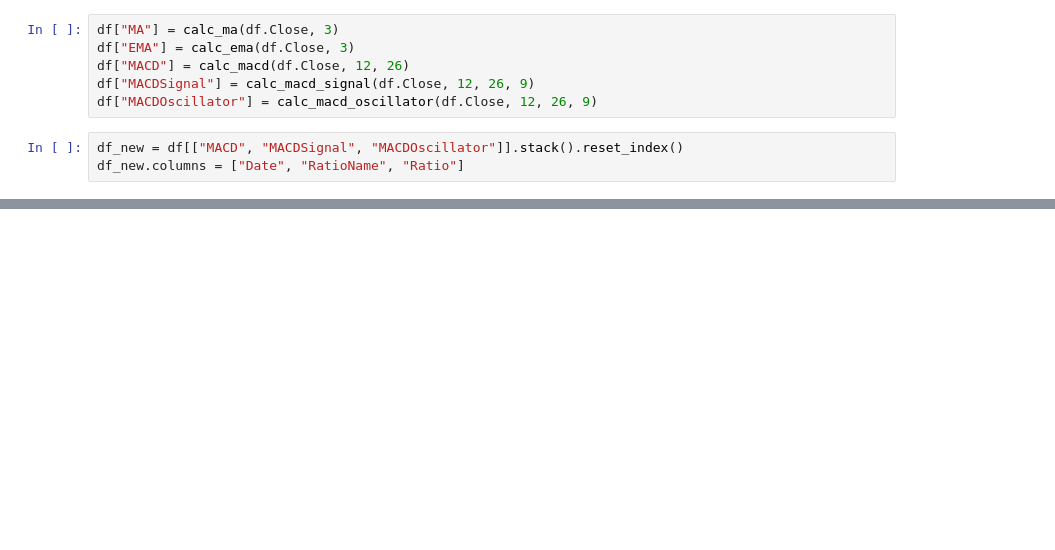
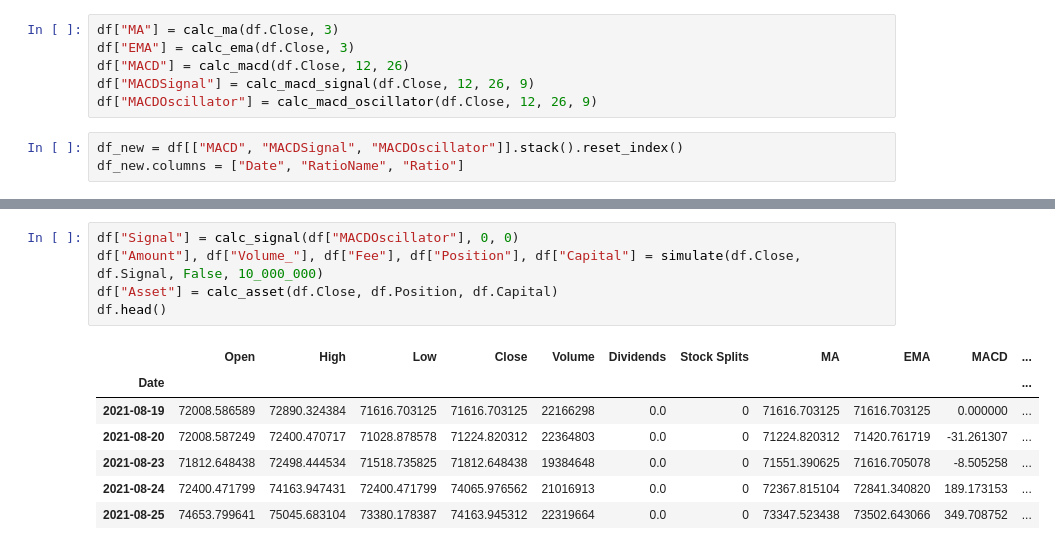
Before and after one commit to panda5176/quantata, a Jupyter notebook: examples/examples.ipynb, the cells around one changed output, grey strips where cells are left out. Drawn from its saved outputs; the diff is of its cells as text; blank space fills up the shorter version.

```diff
--- a/examples/examples.ipynb
+++ b/examples/examples.ipynb
@@ -44,0 +62,13 @@ plt.legend(handles=[
+# %%
+df["Signal"] = calc_signal(df["MACDOscillator"], 0, 0)
+df["Amount"], df["Volume_"], df["Fee"], df["Position"], df["Capital"] = simulate(df.Close, df.Signal, False, 10_000_000)
+df["Asset"] = calc_asset(df.Close, df.Position, df.Capital)
+df.head()
+# %% [output]
+|  | Open | High | Low | Close | Volume | Dividends | Stock Splits | MA | EMA | MACD | ... |
+| Date |  |  |  |  |  |  |  |  |  |  | ... |
+| 2021-08-19 | 72008.586589 | 72890.324384 | 71616.703125 | 71616.703125 | 22166298 | 0.0 | 0 | 71616.703125 | 71616.703125 | 0.000000 | ... |
+| 2021-08-20 | 72008.587249 | 72400.470717 | 71028.878578 | 71224.820312 | 22364803 | 0.0 | 0 | 71224.820312 | 71420.761719 | -31.261307 | ... |
+| 2021-08-23 | 71812.648438 | 72498.444534 | 71518.735825 | 71812.648438 | 19384648 | 0.0 | 0 | 71551.390625 | 71616.705078 | -8.505258 | ... |
+| 2021-08-24 | 72400.471799 | 74163.947431 | 72400.471799 | 74065.976562 | 21016913 | 0.0 | 0 | 72367.815104 | 72841.340820 | 189.173153 | ... |
+| 2021-08-25 | 74653.799641 | 75045.683104 | 73380.178387 | 74163.945312 | 22319664 | 0.0 | 0 | 73347.523438 | 73502.643066 | 349.708752 | ... |
```
Also changed, not shown: parts of 6 cells of this notebook, 1 other file.
